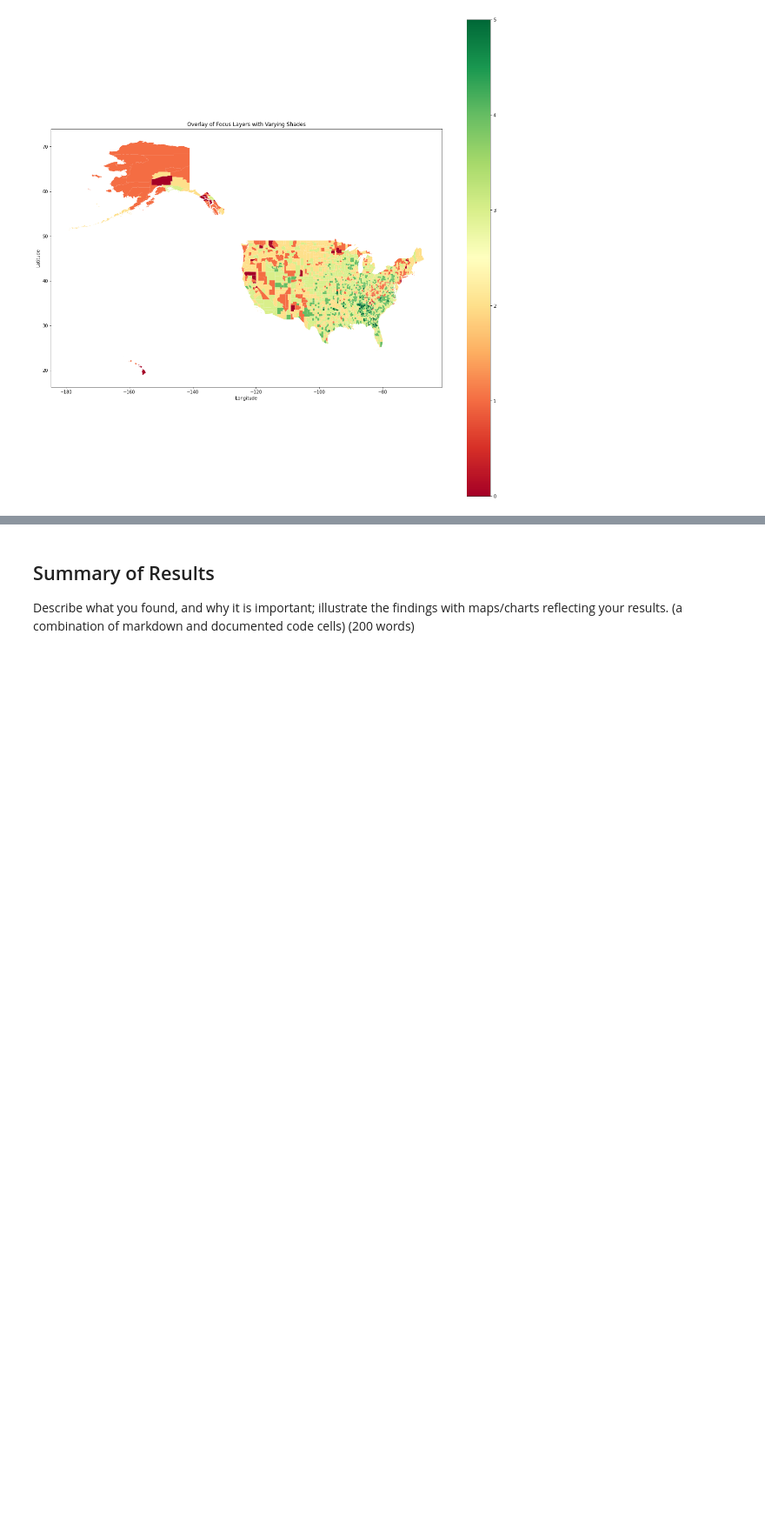
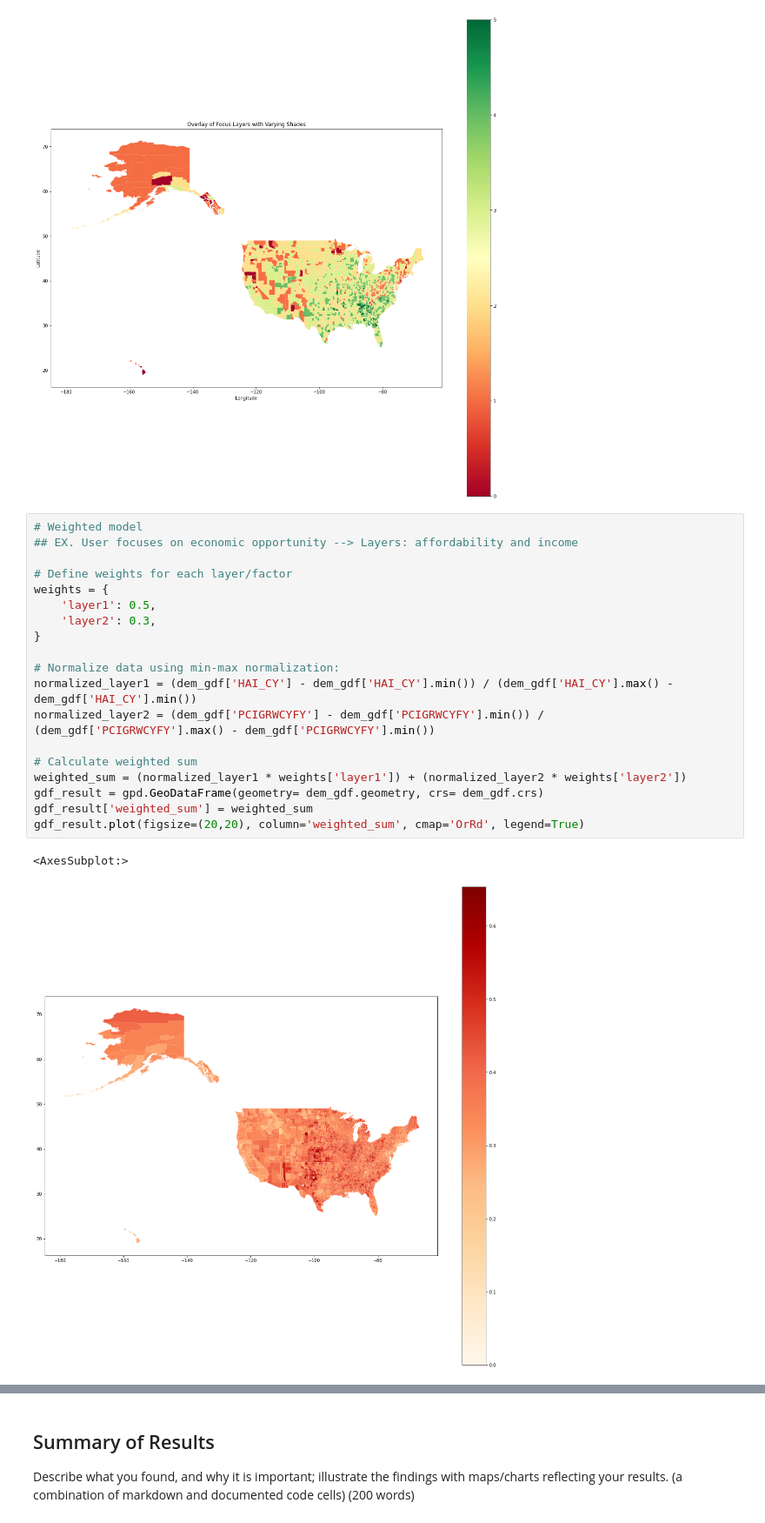
Before and after one commit to sheenapatel262/dsc170_final_proj, a Jupyter notebook: dsc170_proj.ipynb, the cells around one changed output, grey strips where cells are left out. Shown at 87% size. Saved outputs shown, nothing was run; the diff lists cells and outputs as text; blank space fills up the shorter version.

```diff
--- a/dsc170_proj.ipynb
+++ b/dsc170_proj.ipynb
@@ -410,3 +442,25 @@ plt.ylabel('Latitude')
 plt.show()
 # %% [output]
 [figure]
+# %%
+# Weighted model
+## EX. User focuses on economic opportunity --> Layers: affordability and income
+
+# Define weights for each layer/factor
+weights = {
+    'layer1': 0.5,
+    'layer2': 0.3,
+}
+
+# Normalize data using min-max normalization:
+normalized_layer1 = (dem_gdf['HAI_CY'] - dem_gdf['HAI_CY'].min()) / (dem_gdf['HAI_CY'].max() - dem_gdf['HAI_CY'].min())
+normalized_layer2 = (dem_gdf['PCIGRWCYFY'] - dem_gdf['PCIGRWCYFY'].min()) / (dem_gdf['PCIGRWCYFY'].max() - dem_gdf['PCIGRWCYFY'].min())
+
+# Calculate weighted sum
+weighted_sum = (normalized_layer1 * weights['layer1']) + (normalized_layer2 * weights['layer2'])
+gdf_result = gpd.GeoDataFrame(geometry= dem_gdf.geometry, crs= dem_gdf.crs)
+gdf_result['weighted_sum'] = weighted_sum
+gdf_result.plot(figsize=(20,20), column='weighted_sum', cmap='OrRd', legend=True)
+# %% [output]
+<AxesSubplot:>
+[figure, added]
```
Also changed, not shown: parts of 11 cells of this notebook.
